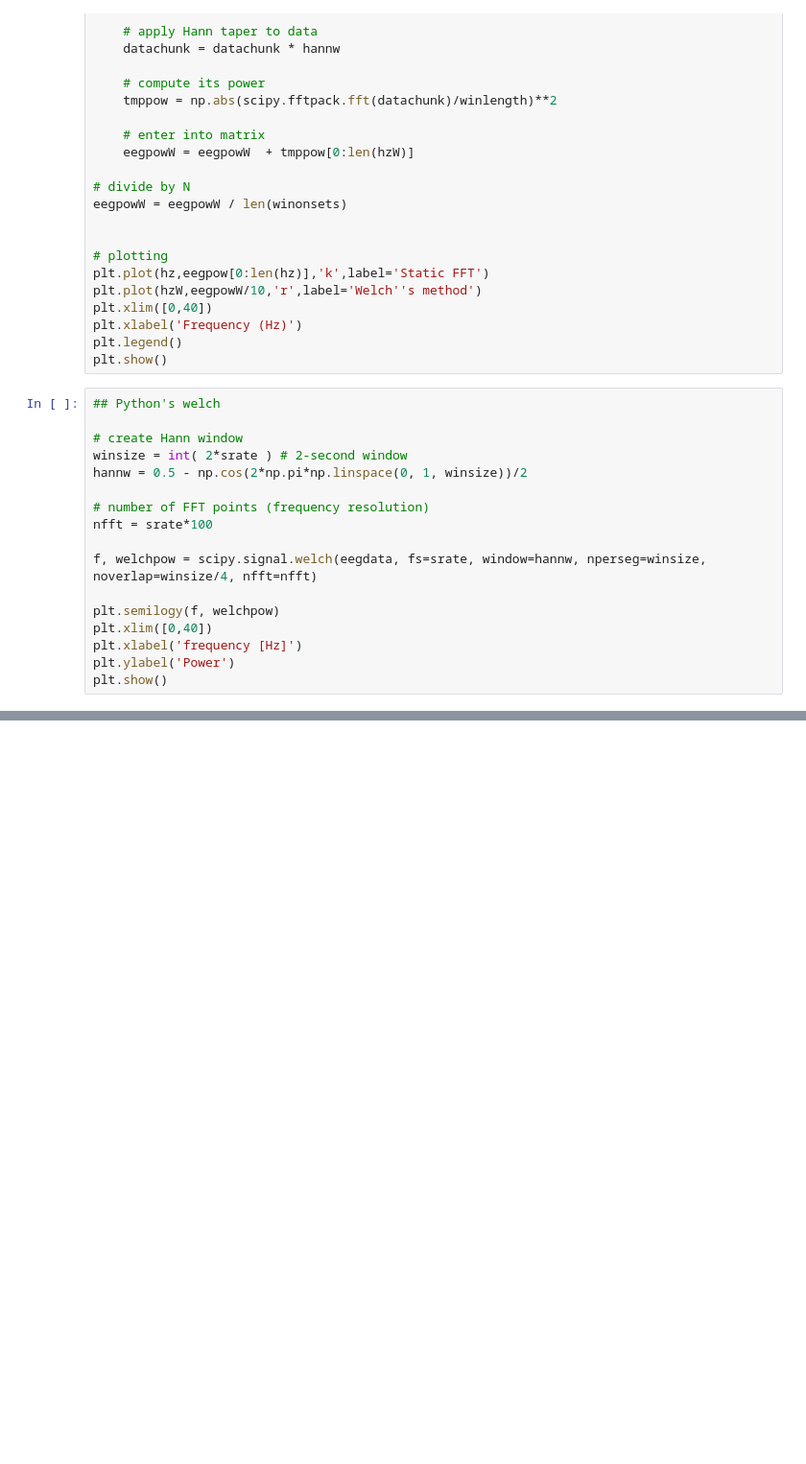
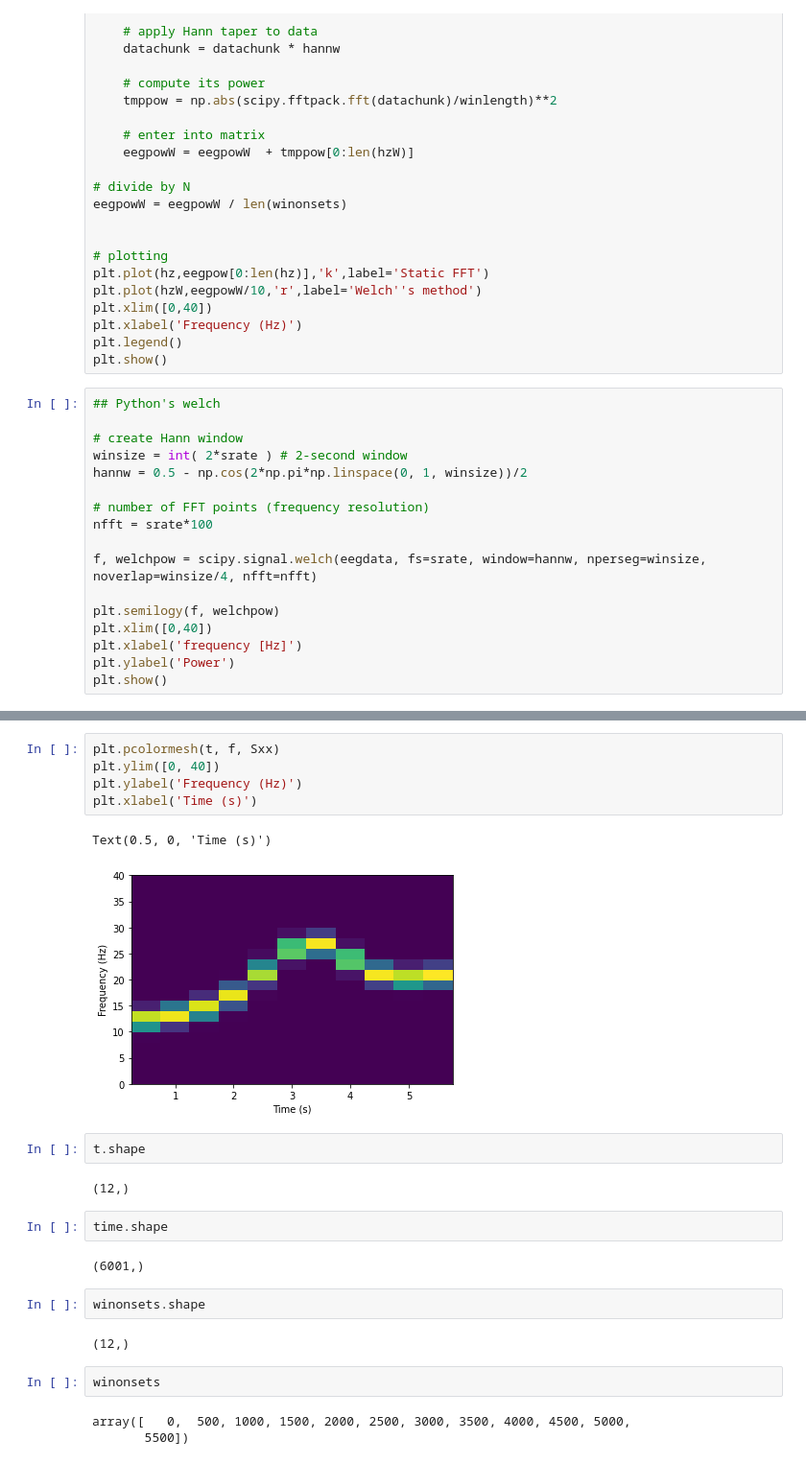
Before and after one commit to gabyborja/SignalProcessingUdemy, a Jupyter notebook: sigprocMXC_spectral/spectral.ipynb, the cells around one changed output, grey strips where cells are left out. Shown: that part at 96% size. Drawn from its saved outputs; the diff is of its cells as text; blank space fills up the shorter version.

```diff
--- a/sigprocMXC_spectral/spectral.ipynb
+++ b/sigprocMXC_spectral/spectral.ipynb
@@ -216,0 +312,25 @@ plt.show()
+# %%
+plt.pcolormesh(t, f, Sxx)
+plt.ylim([0, 40])
+plt.ylabel('Frequency (Hz)')
+plt.xlabel('Time (s)')
+# %% [output]
+Text(0.5, 0, 'Time (s)')
+[figure, added]
+# %%
+t.shape
+# %% [output]
+(12,)
+# %%
+time.shape
+# %% [output]
+(6001,)
+# %%
+winonsets.shape
+# %% [output]
+(12,)
+# %%
+winonsets
+# %% [output]
+array([   0,  500, 1000, 1500, 2000, 2500, 3000, 3500, 4000, 4500, 5000,
+       5500])
```
Also changed, not shown: parts of 11 cells of this notebook.
